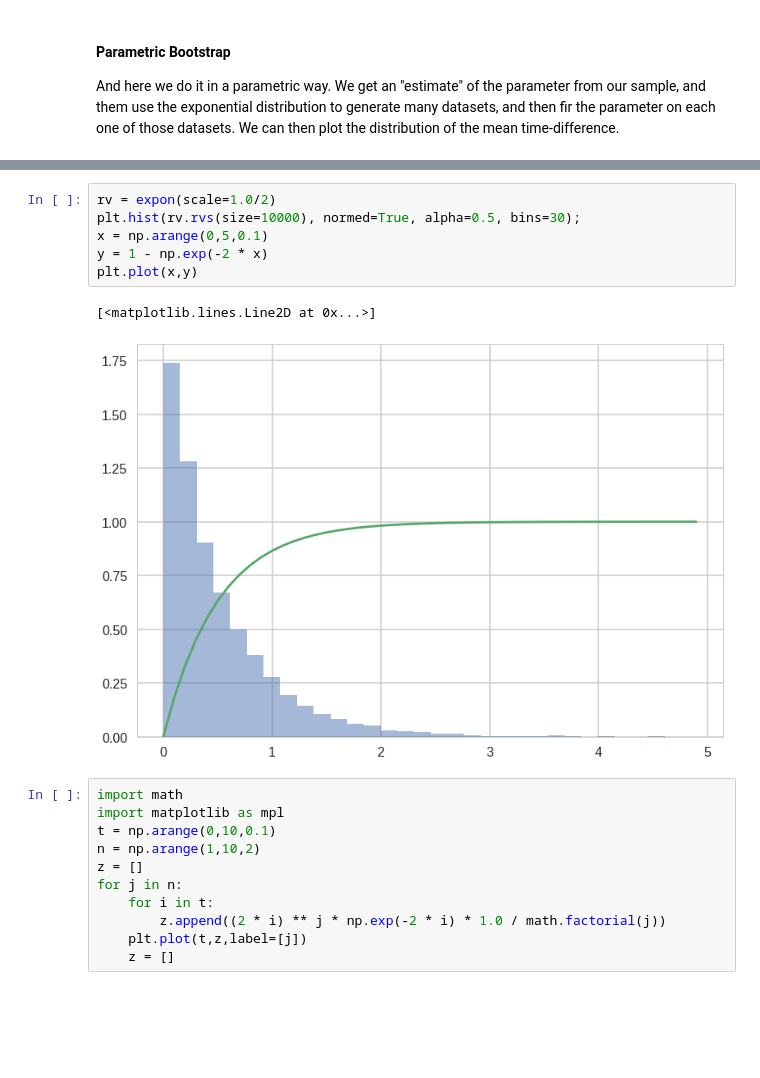
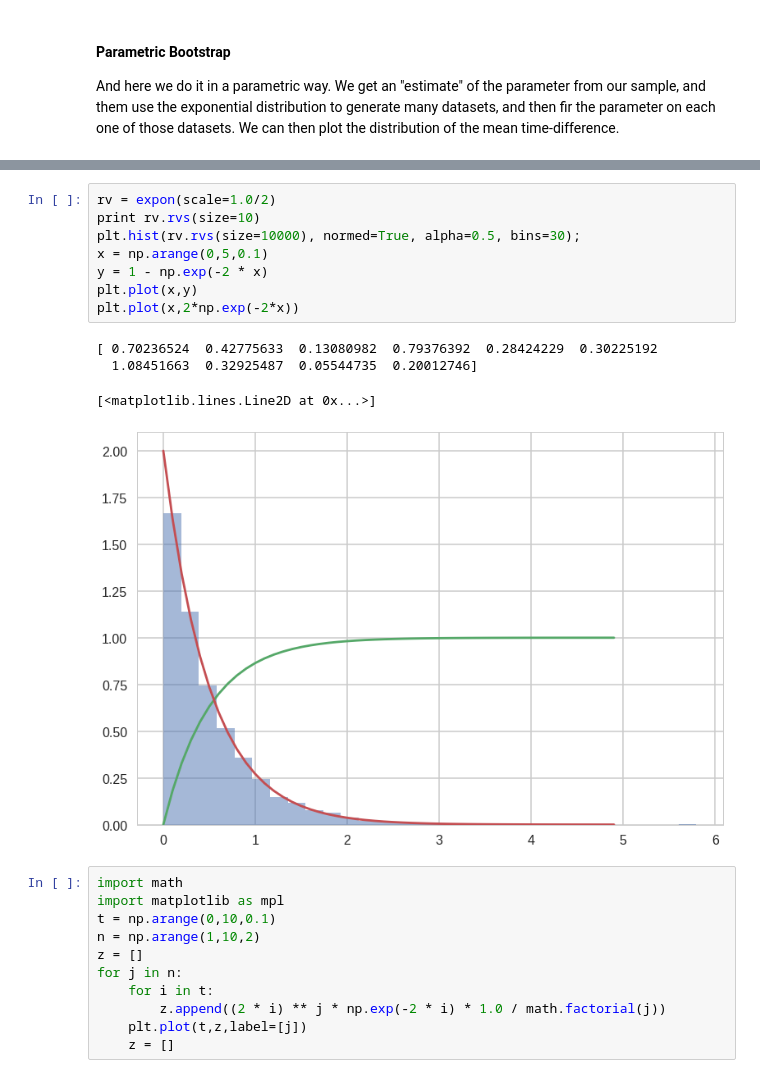
Before and after one commit to ShichengChen/cs109, a Jupyter notebook: 2015lab3-master/Lab3-Freq.ipynb, the cells around one changed output, grey strips where cells are left out. Saved outputs shown, nothing was run; the diff lists cells and outputs as text; blank space fills up the shorter version.

```diff
--- a/2015lab3-master/Lab3-Freq.ipynb
+++ b/2015lab3-master/Lab3-Freq.ipynb
@@ -490,12 +490,16 @@ sns.kdeplot(sd_mean_p);
 # %%
 rv = expon(scale=1.0/2)
+print rv.rvs(size=10)
 plt.hist(rv.rvs(size=10000), normed=True, alpha=0.5, bins=30);
 x = np.arange(0,5,0.1)
 y = 1 - np.exp(-2 * x)
 plt.plot(x,y)
+plt.plot(x,2*np.exp(-2*x))
 # %% [output]
-[<matplotlib.lines.Line2D at 0x...>]
+[ 0.70236524  0.42775633  0.13080982  0.79376392  0.28424229  0.30225192
+  1.08451663  0.32925487  0.05544735  0.20012746]
+[<matplotlib.lines.Line2D at 0x...>]
-[figure, old version]
+[figure, new version]
 # %%
 import math
 import matplotlib as mpl
```
Also changed, not shown: parts of 6 cells of this notebook, 2 other files.
